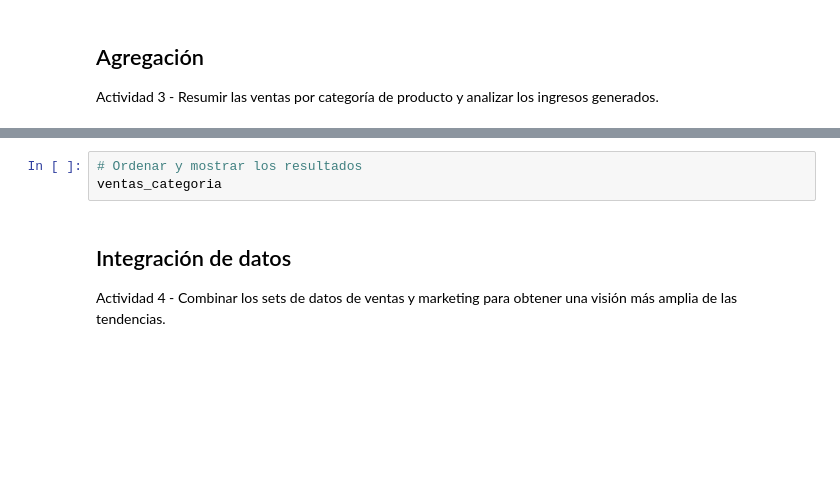
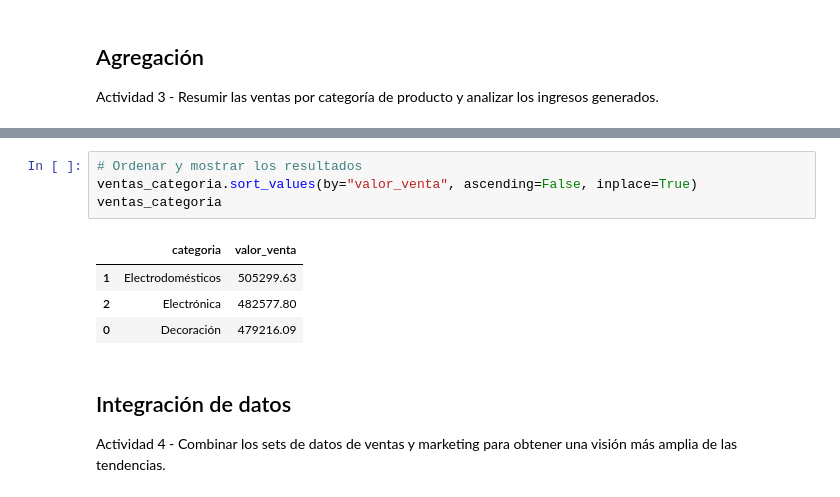
Before and after one commit to alex-degarate/TT-2C2025-Data-Analitycs-Notebooks, a Jupyter notebook: PreEntrega/Pre-entrega-alex.ipynb, the cells around one changed output, grey strips where cells are left out. Drawn from its saved outputs; the diff is of its cells as text; blank space fills up the shorter version.

```diff
--- a/PreEntrega/Pre-entrega-alex.ipynb
+++ b/PreEntrega/Pre-entrega-alex.ipynb
@@ -470,6 +596,12 @@ ventas_categoria
 # %%
 # Ordenar y mostrar los resultados
+ventas_categoria.sort_values(by="valor_venta", ascending=False, inplace=True)
 ventas_categoria
+# %% [output]
+|  | categoria | valor_venta |
+| 1 | Electrodomésticos | 505299.63 |
+| 2 | Electrónica | 482577.80 |
+| 0 | Decoración | 479216.09 |
 # %% [markdown]
 ## Integración de datos
 Actividad 4 - Combinar los sets de datos de ventas y marketing para obtener una visión más amplia de las tendencias.
```
Also changed, not shown: parts of 36 cells of this notebook.
